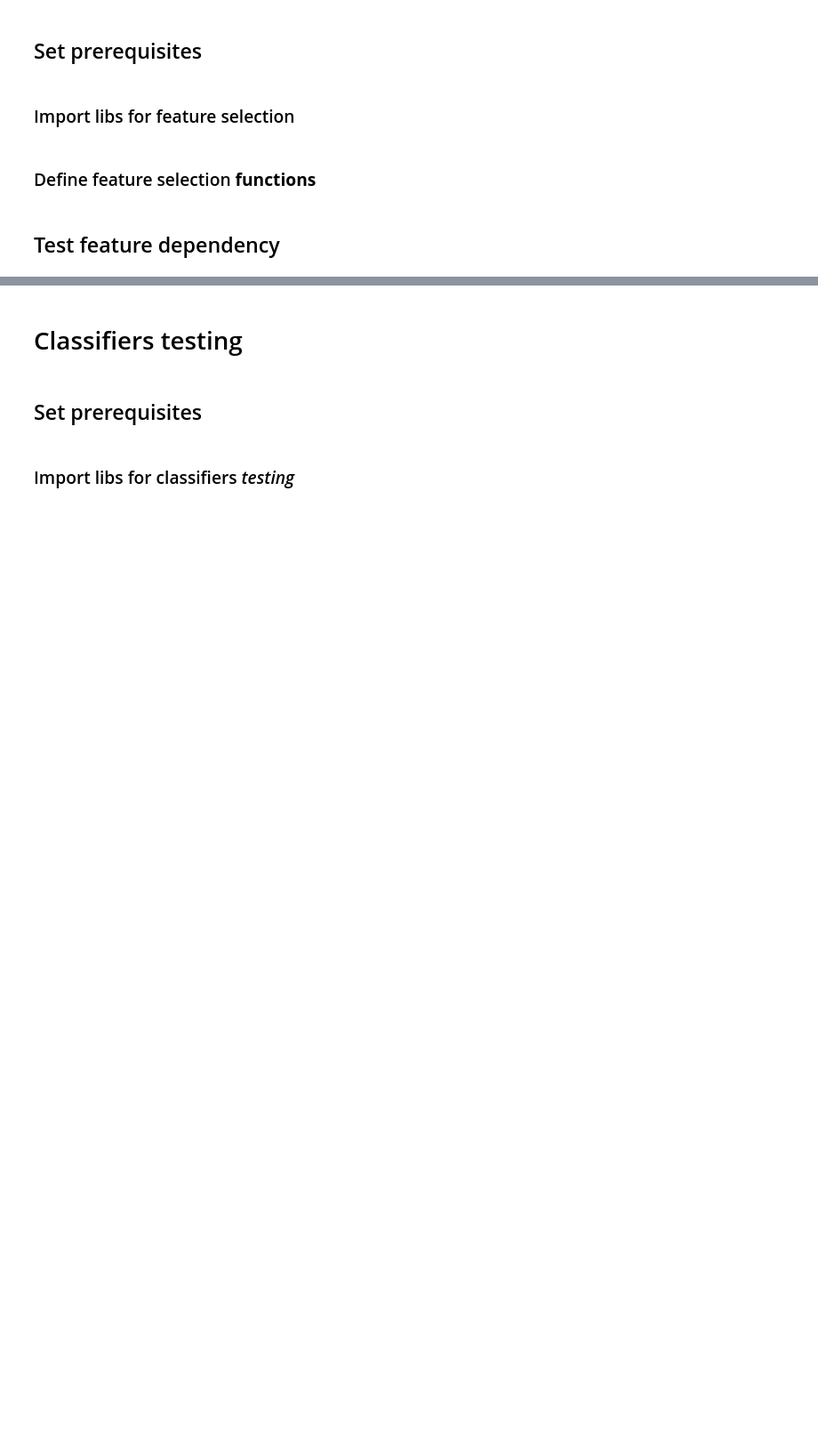
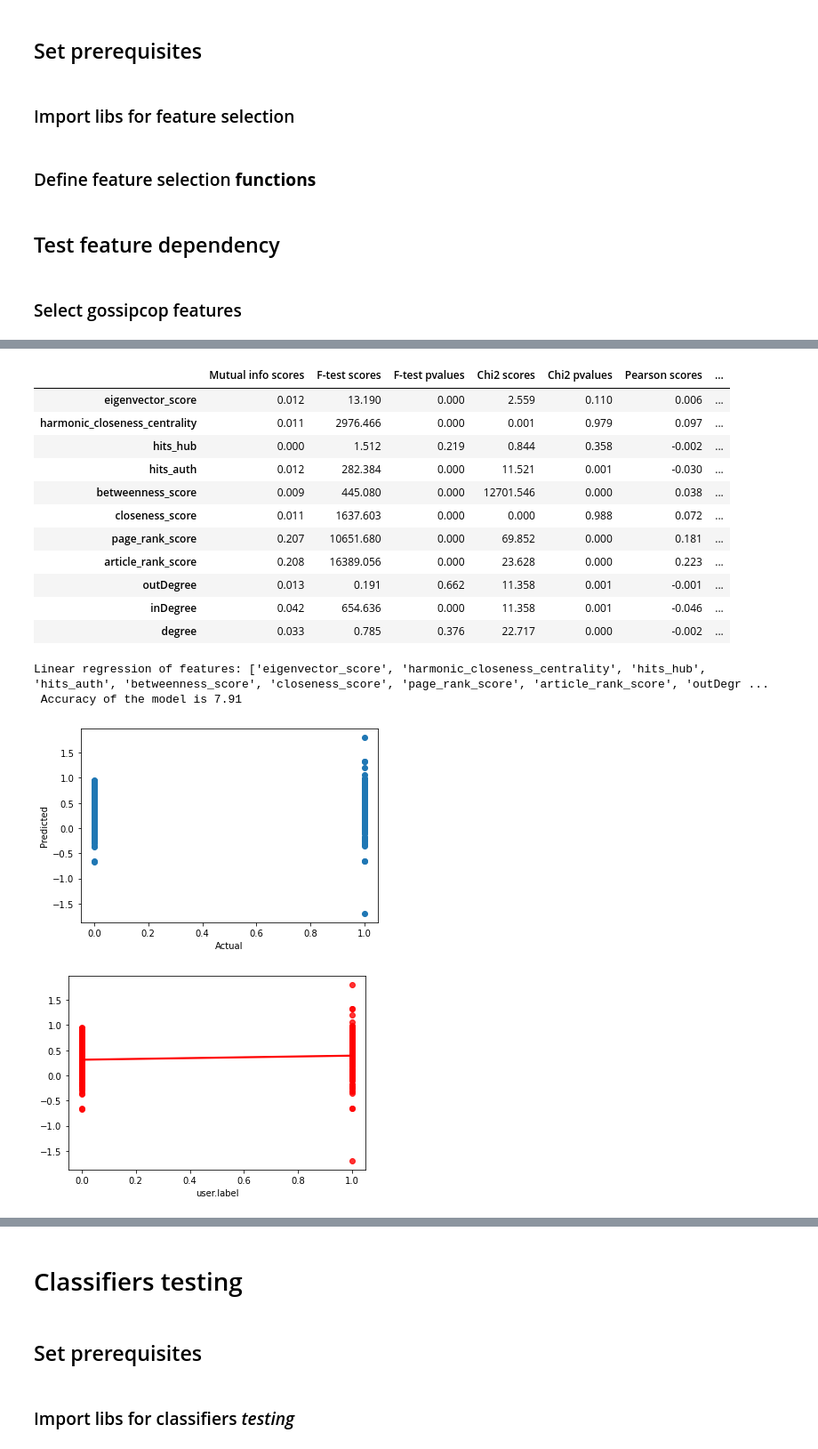
Before and after one commit to Patric/fkd-gs, a Jupyter notebook: notebooks/FakeNewsDetectionGraphSolutions.ipynb, the cells around one changed output, grey strips where cells are left out. Shown at 89% size. Saved outputs shown, nothing was run; the diff lists cells and outputs as text; code cells hidden in the pictures; blank space fills up the shorter version.

Commit message:
featureselecction

```diff
--- a/notebooks/FakeNewsDetectionGraphSolutions.ipynb
+++ b/notebooks/FakeNewsDetectionGraphSolutions.ipynb
@@ -155,7 +156,11 @@ def select_features_chi2(X, y):
   results = []
   for i in range(len(fs.scores_)):
     feature_names.append(fs.feature_names_in_[i])
-    results.append([fs.scores_[i], fs.pvalues_[i]])
+    row = []
+    row.append(fs.scores_[i])
+    if hasattr(fs, 'pvalues_'):
+      row.append(fs.pvalues_[i])
+      results.append([fs.scores_[i], fs.pvalues_[i]])
 
   return pd.DataFrame(results, columns=['Chi2 scores', 'Chi2 pvalues'], index=feature_names)
 # %%
@@ -286,0 +277,6 @@ def test_feature_dependency_for_dataset(df, df_name='Data frame'):
+# %% [markdown]
+### Select gossipcop features
+# %%
+name = 'gossipcop'
+test_feature_dependency_for_dataset(datasets_enriched[name], name)
+# %% [output]
@@ -286,0 +284,16 @@ def test_feature_dependency_for_dataset(df, df_name='Data frame'):
+|  | Mutual info scores | F-test scores | F-test pvalues | Chi2 scores | Chi2 pvalues | Pearson scores | ... |
+| eigenvector_score | 0.012 | 13.190 | 0.000 | 2.559 | 0.110 | 0.006 | ... |
+| harmonic_closeness_centrality | 0.011 | 2976.466 | 0.000 | 0.001 | 0.979 | 0.097 | ... |
+| hits_hub | 0.000 | 1.512 | 0.219 | 0.844 | 0.358 | -0.002 | ... |
+| hits_auth | 0.012 | 282.384 | 0.000 | 11.521 | 0.001 | -0.030 | ... |
+| betweenness_score | 0.009 | 445.080 | 0.000 | 12701.546 | 0.000 | 0.038 | ... |
+| closeness_score | 0.011 | 1637.603 | 0.000 | 0.000 | 0.988 | 0.072 | ... |
+| page_rank_score | 0.207 | 10651.680 | 0.000 | 69.852 | 0.000 | 0.181 | ... |
+| article_rank_score | 0.208 | 16389.056 | 0.000 | 23.628 | 0.000 | 0.223 | ... |
+| outDegree | 0.013 | 0.191 | 0.662 | 11.358 | 0.001 | -0.001 | ... |
+| inDegree | 0.042 | 654.636 | 0.000 | 11.358 | 0.001 | -0.046 | ... |
+| degree | 0.033 | 0.785 | 0.376 | 22.717 | 0.000 | -0.002 | ... |
+Linear regression of features: ['eigenvector_score', 'harmonic_closeness_centrality', 'hits_hub', 'hits_auth', 'betweenness_score', 'closeness_score', 'page_rank_score', 'article_rank_score', 'outDegr ...
+ Accuracy of the model is 7.91
+[figure, added]
+[figure, added]
```
Also changed, not shown: parts of 14 cells of this notebook.
